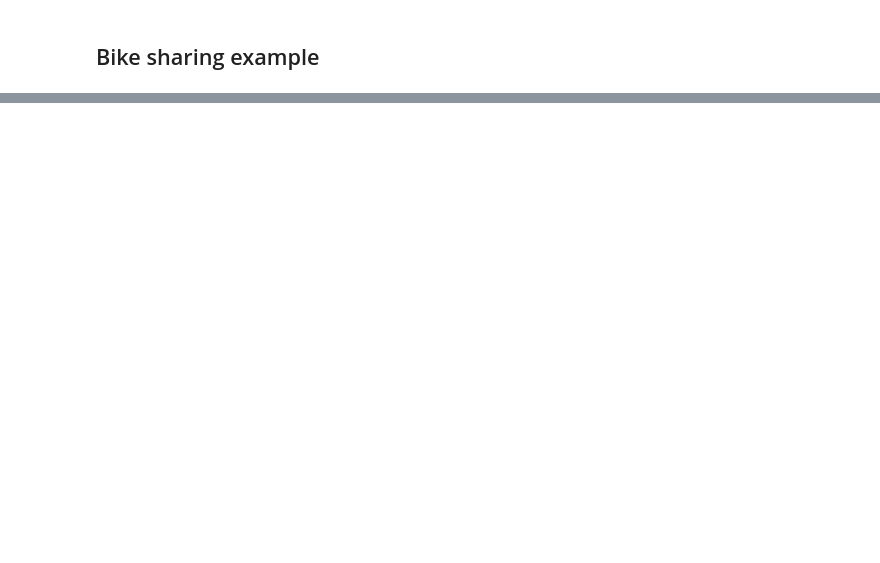
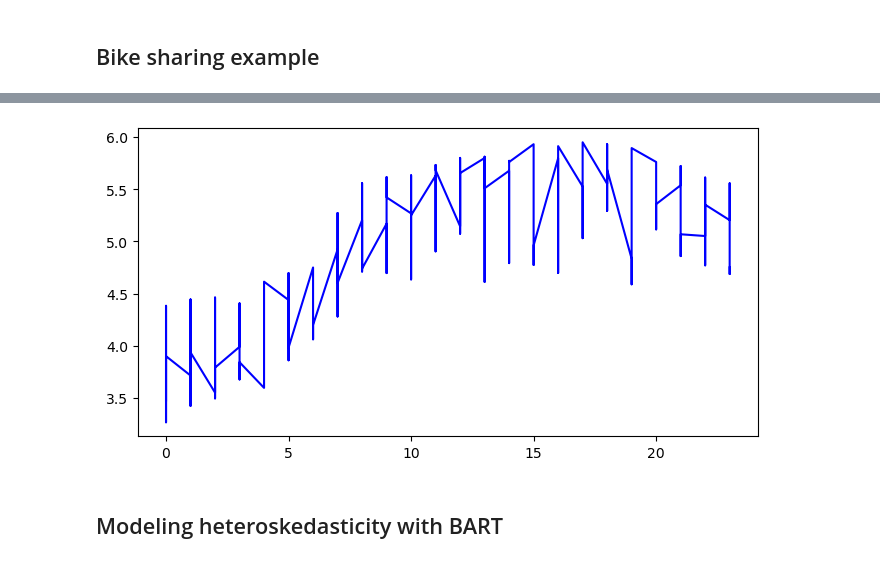
Before and after one commit to GStechschulte/bart-rs, a Jupyter notebook: examples/test_rust_bart.ipynb, the cells around one changed output, grey strips where cells are left out. Saved outputs shown, nothing was run; the diff lists cells and outputs as text; code cells hidden in the pictures; blank space fills up the shorter version.

```diff
--- a/examples/test_rust_bart.ipynb
+++ b/examples/test_rust_bart.ipynb
@@ -103,0 +152,14 @@ The effective sample size per chain is smaller than 100 for some parameters.  A
+# %%
+hour = X[:, 0]
+num_bikes = Y
+
+mu = idata_bikes["posterior"]["mu"].mean(("chain", "draw")).to_numpy()
+std = idata_bikes["posterior"]["mu"].std(("chain", "draw")).to_numpy()
+
+plt.figure(figsize=(8, 4))
+# plt.scatter(hour, num_bikes, color="black", marker="x", alpha=0.5)
+plt.plot(hour, mu, color="blue");
+# %% [output]
+[figure, added]
+# %% [markdown]
+## Modeling heteroskedasticity with BART
```
Also changed, not shown: parts of 15 cells of this notebook, 3 other files.
